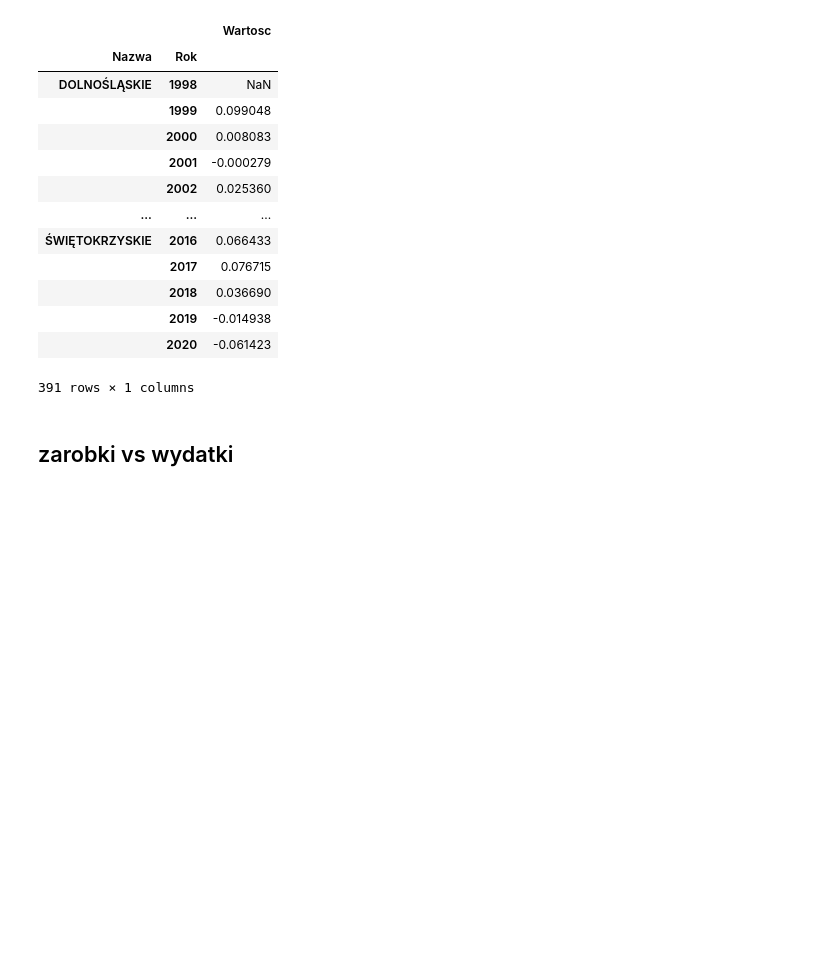
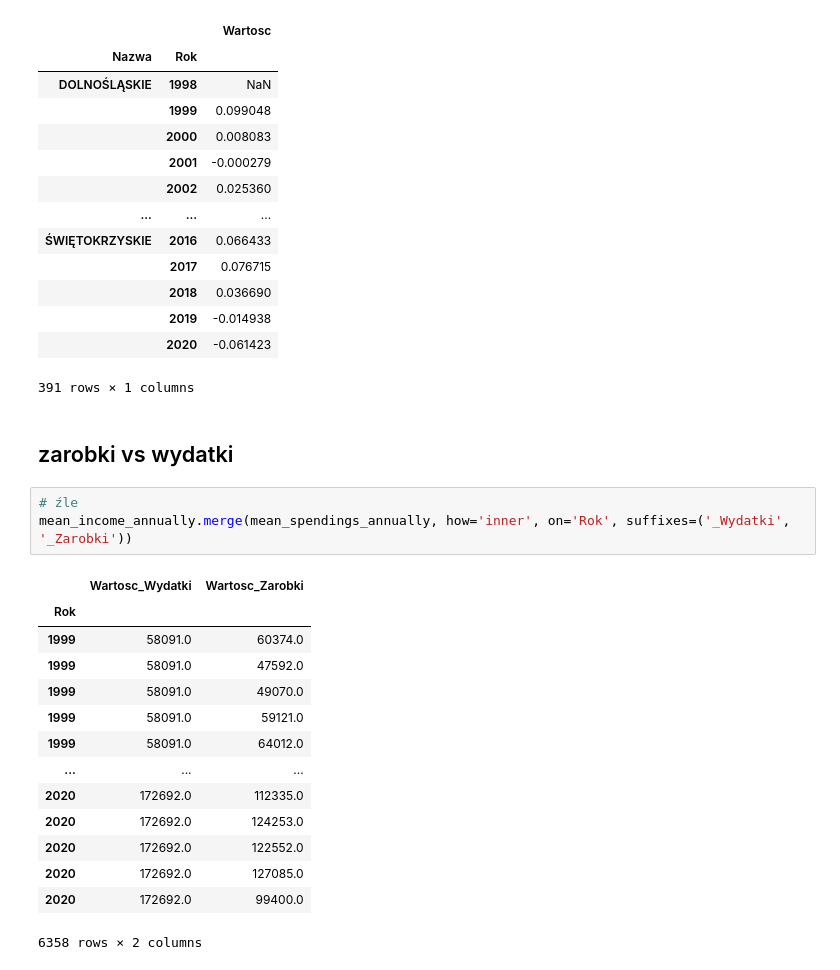
Before and after one commit to pjatk-boys/Projekt_EWD, a Jupyter notebook: notebooks/1_overview.ipynb, the cells around one changed output. Drawn from its saved outputs; the diff is of its cells as text; blank space fills up the shorter version.

```diff
--- a/notebooks/1_overview.ipynb
+++ b/notebooks/1_overview.ipynb
@@ -301,3 +303,21 @@ pd.DataFrame(df_ludnosc[(df_ludnosc.Kategoria == "Wydatki") & (df_ludnosc.Zmienn
 391 rows × 1 columns
 # %% [markdown]
 ## zarobki vs wydatki
+# %%
+# źle
+mean_income_annually.merge(mean_spendings_annually, how='inner', on='Rok', suffixes=('_Wydatki', '_Zarobki'))
+# %% [output]
+|  | Wartosc_Wydatki | Wartosc_Zarobki |
+| Rok |  |  |
+| 1999 | 58091.0 | 60374.0 |
+| 1999 | 58091.0 | 47592.0 |
+| 1999 | 58091.0 | 49070.0 |
+| 1999 | 58091.0 | 59121.0 |
+| 1999 | 58091.0 | 64012.0 |
+| ... | ... | ... |
+| 2020 | 172692.0 | 112335.0 |
+| 2020 | 172692.0 | 124253.0 |
+| 2020 | 172692.0 | 122552.0 |
+| 2020 | 172692.0 | 127085.0 |
+| 2020 | 172692.0 | 99400.0 |
+6358 rows × 2 columns
```
Also changed, not shown: parts of 9 cells of this notebook.
